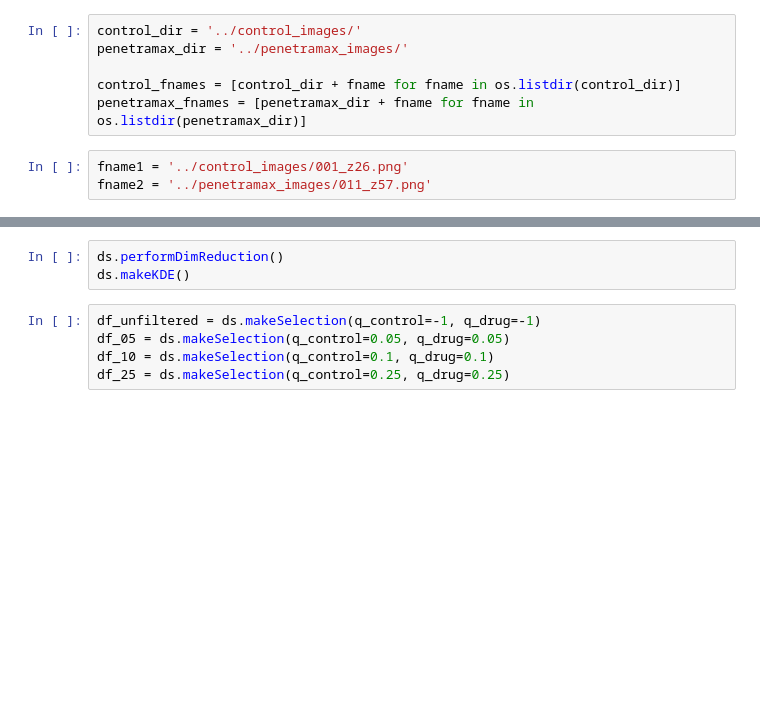
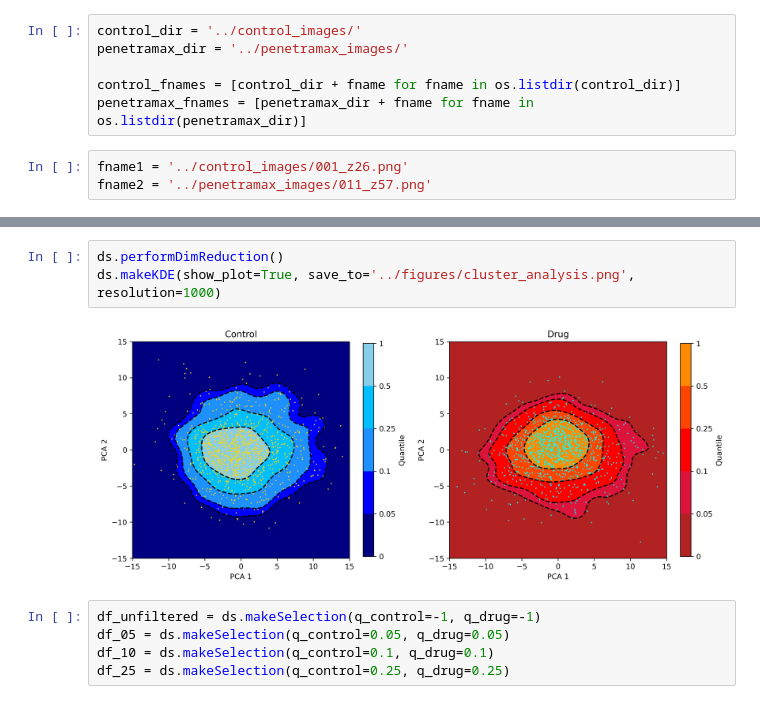
Before and after one commit to Antonio-Maschio/AML_FProject, a Jupyter notebook: clustering_LDB.ipynb, the cells around one changed output, grey strips where cells are left out. Drawn from its saved outputs; the diff is of its cells as text; blank space fills up the shorter version.

Commit message:
Updated clustering for quality control

```diff
--- a/clustering_LDB.ipynb
+++ b/clustering_LDB.ipynb
@@ -111,6 +309,8 @@ ds = Dataset(control_fnames, penetramax_fnames)
 # %%
 ds.performDimReduction()
-ds.makeKDE()
+ds.makeKDE(show_plot=True, save_to='../figures/cluster_analysis.png', resolution=1000)
+# %% [output]
+[figure, added]
 # %%
 df_unfiltered = ds.makeSelection(q_control=-1, q_drug=-1)
 df_05 = ds.makeSelection(q_control=0.05, q_drug=0.05)
```
Also changed, not shown: parts of 7 cells of this notebook, 3 other files.
